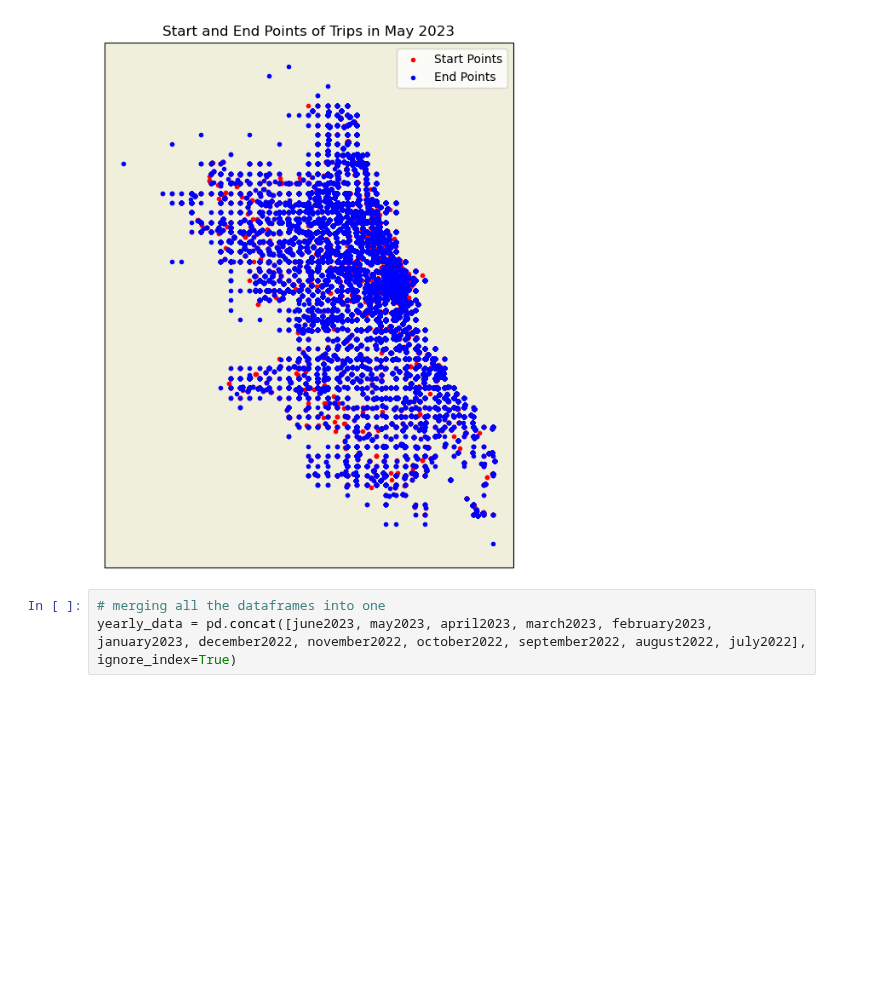
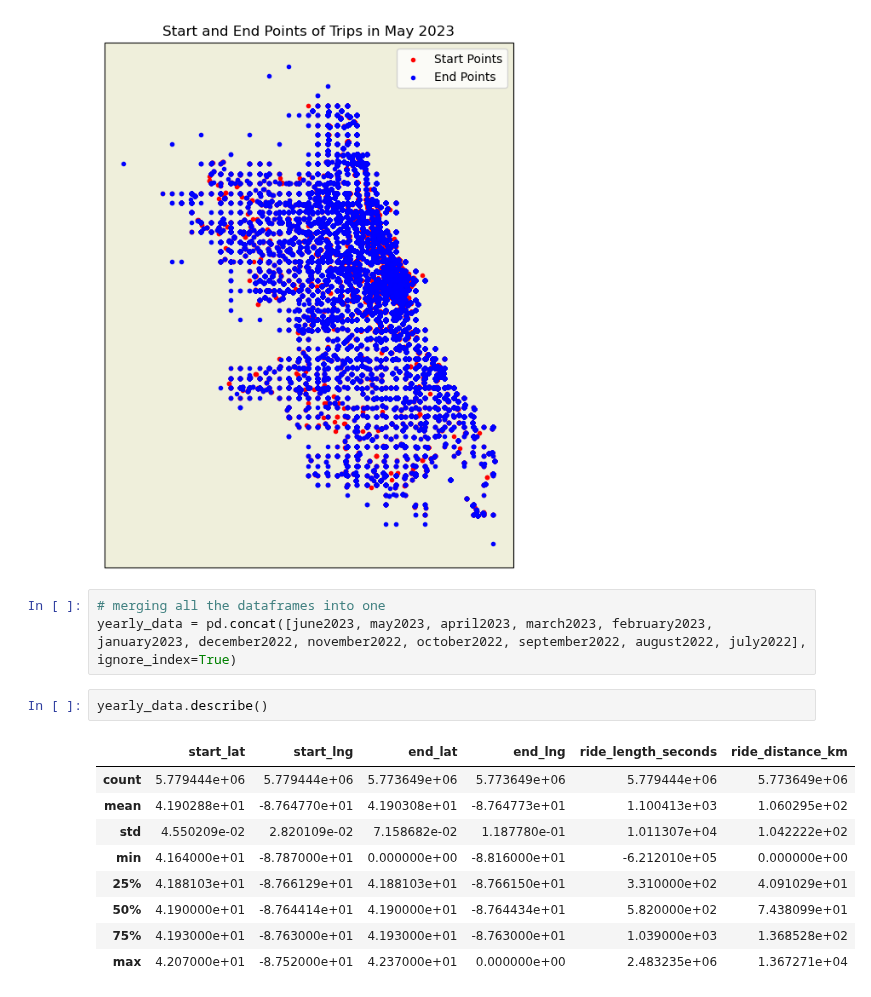
Before and after one commit to alliajagbe/data-analytics, a Jupyter notebook: case_study/notebook.ipynb, the cells around one changed output. Saved outputs shown, nothing was run; the diff lists cells and outputs as text; blank space fills up the shorter version.

Commit message:
merged data description

```diff
--- a/case_study/notebook.ipynb
+++ b/case_study/notebook.ipynb
@@ -293,3 +293,15 @@ plt.show()
 # %%
 # merging all the dataframes into one
 yearly_data = pd.concat([june2023, may2023, april2023, march2023, february2023, january2023, december2022, november2022, october2022, september2022, august2022, july2022], ignore_index=True)
+# %%
+yearly_data.describe()
+# %% [output]
+|  | start_lat | start_lng | end_lat | end_lng | ride_length_seconds | ride_distance_km |
+| count | 5.779444e+06 | 5.779444e+06 | 5.773649e+06 | 5.773649e+06 | 5.779444e+06 | 5.773649e+06 |
+| mean | 4.190288e+01 | -8.764770e+01 | 4.190308e+01 | -8.764773e+01 | 1.100413e+03 | 1.060295e+02 |
+| std | 4.550209e-02 | 2.820109e-02 | 7.158682e-02 | 1.187780e-01 | 1.011307e+04 | 1.042222e+02 |
+| min | 4.164000e+01 | -8.787000e+01 | 0.000000e+00 | -8.816000e+01 | -6.212010e+05 | 0.000000e+00 |
+| 25% | 4.188103e+01 | -8.766129e+01 | 4.188103e+01 | -8.766150e+01 | 3.310000e+02 | 4.091029e+01 |
+| 50% | 4.190000e+01 | -8.764414e+01 | 4.190000e+01 | -8.764434e+01 | 5.820000e+02 | 7.438099e+01 |
+| 75% | 4.193000e+01 | -8.763000e+01 | 4.193000e+01 | -8.763000e+01 | 1.039000e+03 | 1.368528e+02 |
+| max | 4.207000e+01 | -8.752000e+01 | 4.237000e+01 | 0.000000e+00 | 2.483235e+06 | 1.367271e+04 |
```
